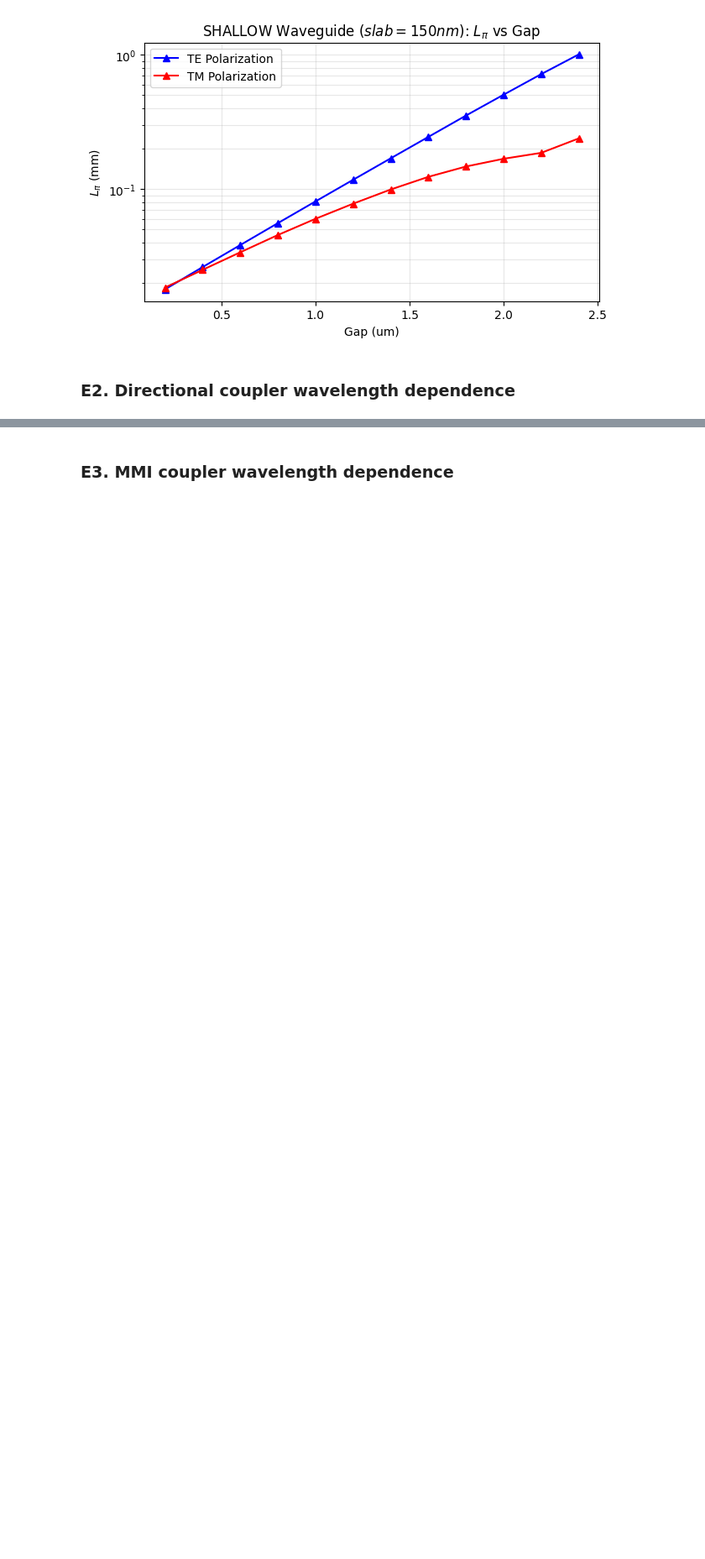
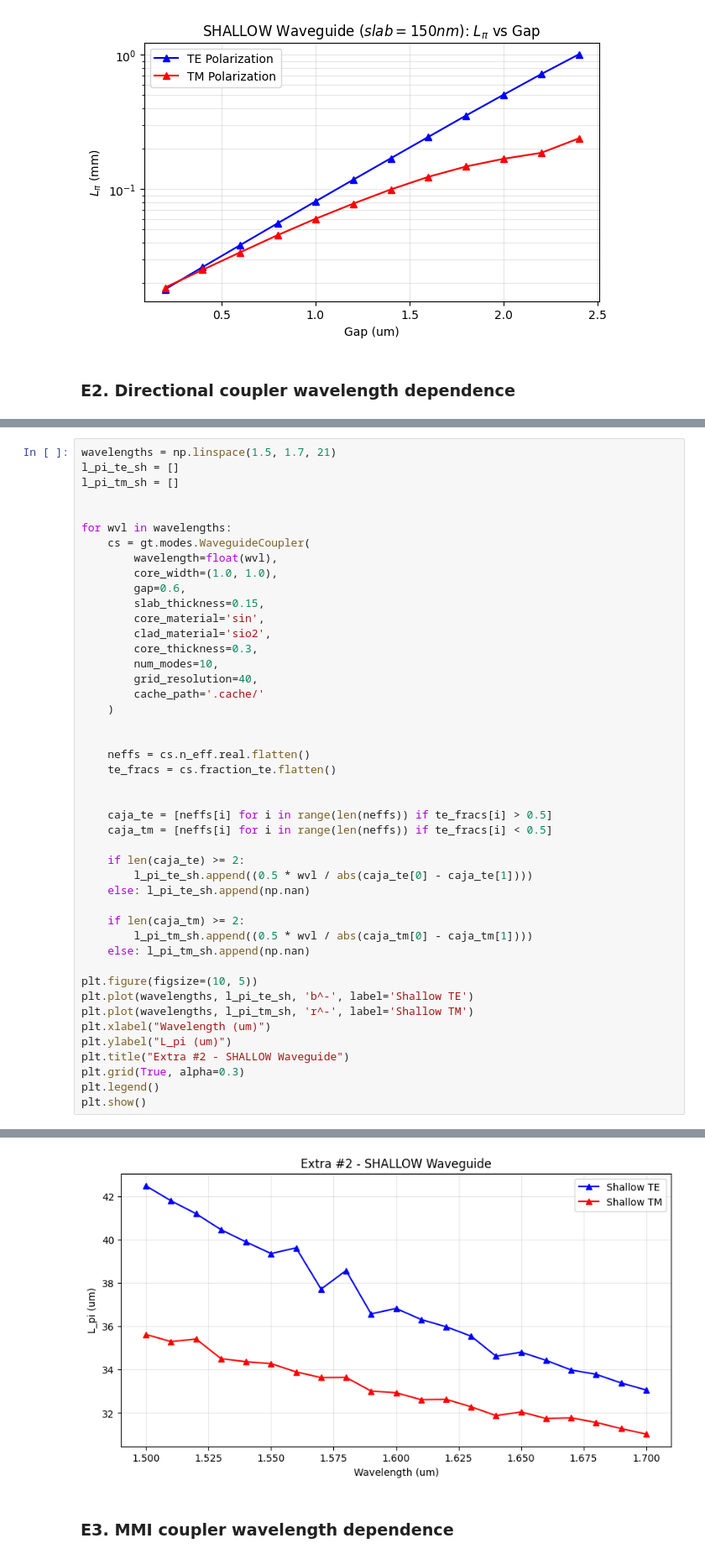
Before and after one commit to cdjuacor/cifoin-lab2, a Jupyter notebook: COUPLERS_Student.ipynb, the cells around one changed output, grey strips where cells are left out. Shown at 84% size. Saved outputs shown, nothing was run; the diff lists cells and outputs as text; blank space fills up the shorter version.

```diff
--- a/COUPLERS_Student.ipynb
+++ b/COUPLERS_Student.ipynb
@@ -835,0 +836,46 @@ plt.show()
+# %%
+wavelengths = np.linspace(1.5, 1.7, 21)
+l_pi_te_sh = []
+l_pi_tm_sh = []
+
+
+for wvl in wavelengths:
+    cs = gt.modes.WaveguideCoupler(
+        wavelength=float(wvl),
+        core_width=(1.0, 1.0),
+        gap=0.6,
+        slab_thickness=0.15,
+        core_material='sin',
+        clad_material='sio2',
+        core_thickness=0.3,
+        num_modes=10,
+        grid_resolution=40,
+        cache_path='.cache/'
+    )
+
+
+    neffs = cs.n_eff.real.flatten()
+    te_fracs = cs.fraction_te.flatten()
+
+
+    caja_te = [neffs[i] for i in range(len(neffs)) if te_fracs[i] > 0.5]
+    caja_tm = [neffs[i] for i in range(len(neffs)) if te_fracs[i] < 0.5]
+
+    if len(caja_te) >= 2:
+        l_pi_te_sh.append((0.5 * wvl / abs(caja_te[0] - caja_te[1])))
+    else: l_pi_te_sh.append(np.nan)
+
+    if len(caja_tm) >= 2:
+        l_pi_tm_sh.append((0.5 * wvl / abs(caja_tm[0] - caja_tm[1])))
+    else: l_pi_tm_sh.append(np.nan)
+
+plt.figure(figsize=(10, 5))
+plt.plot(wavelengths, l_pi_te_sh, 'b^-', label='Shallow TE')
+plt.plot(wavelengths, l_pi_tm_sh, 'r^-', label='Shallow TM')
+plt.xlabel("Wavelength (um)")
+plt.ylabel("L_pi (um)")
+plt.title("Extra #2 - SHALLOW Waveguide")
+plt.grid(True, alpha=0.3)
+plt.legend()
+plt.show()
+# %% [output]
@@ -836,3 +899,4 @@ plt.show()
+[figure, added]
 # %% [markdown]
 ### E3. MMI coupler wavelength dependence
 # %%
```
Also changed, not shown: parts of 2 cells of this notebook.
